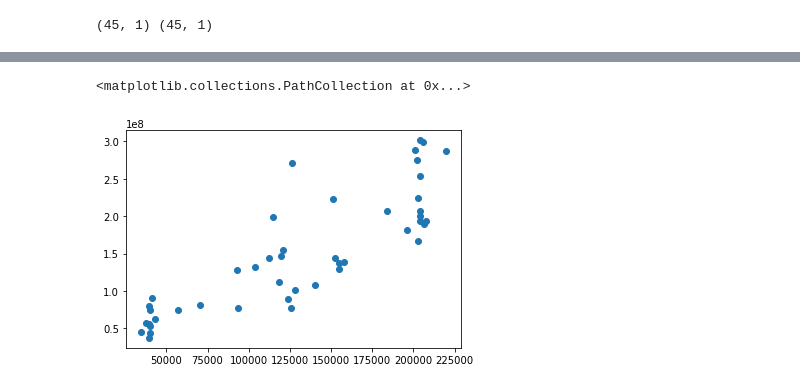
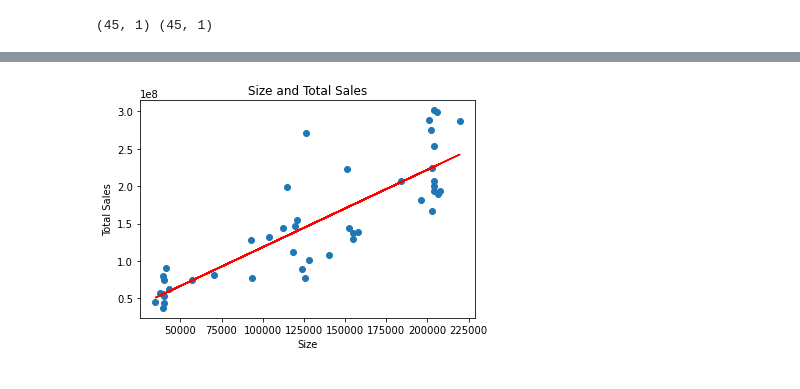
Before and after one commit to Infinity183/Sales_Retail_FP, a Jupyter notebook: Size_Sales_Analysis.ipynb, the cells around one changed output, grey strips where cells are left out. Cells and saved outputs as stored; diff of their text form; code cells hidden in the pictures.

```diff
--- a/Size_Sales_Analysis.ipynb
+++ b/Size_Sales_Analysis.ipynb
@@ -113,8 +81,20 @@ Testing Score: 0.7949545308009552
-# %%
-plt.scatter(x,y)
-# %% [output]
-<matplotlib.collections.PathCollection at 0x...>
-[figure, removed]
+# %%
+# Perform a linear regression on Size versus Total Sales
+slope, intercept, r_value, p_value, std_err = stats.linregress(size, total_sales)
+# %%
+# Create equation of line to calculate predicted violent crime rate
+fit = slope * size + intercept
+# %%
+# Scatter plot of Size and Total Sales
+plt.scatter(size, total_sales)
+plt.plot(size, fit, "red")
+plt.xlabel('Size')
+plt.ylabel('Total Sales')
+plt.title("Size and Total Sales")
+plt.savefig("Images/Size_Total Sales_LinearReg")
+plt.show()
+# %% [output]
+[figure, added]
 # %%
  # Plot the Residuals for the Training and Testing data
 
```
Also changed, not shown: parts of 15 cells of this notebook, 3 other files.
